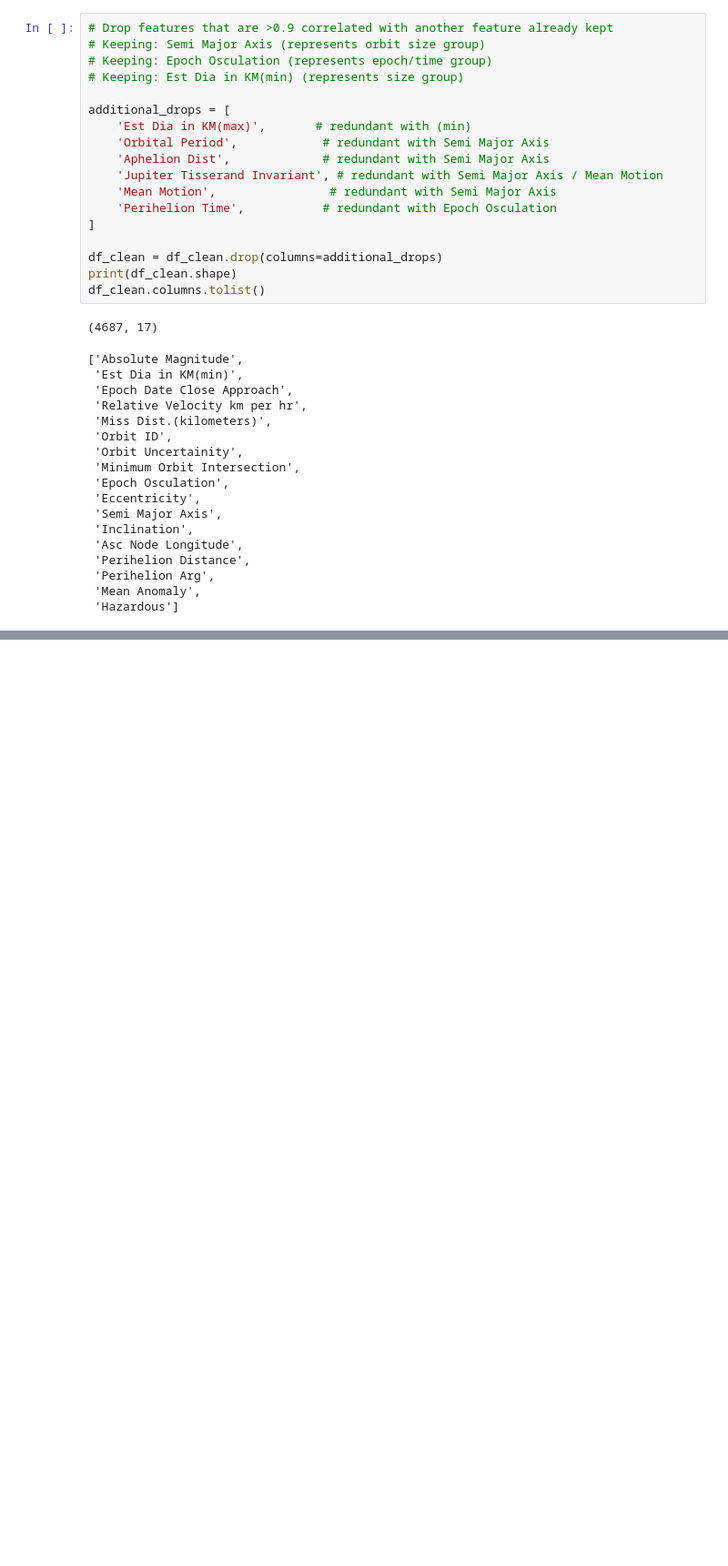
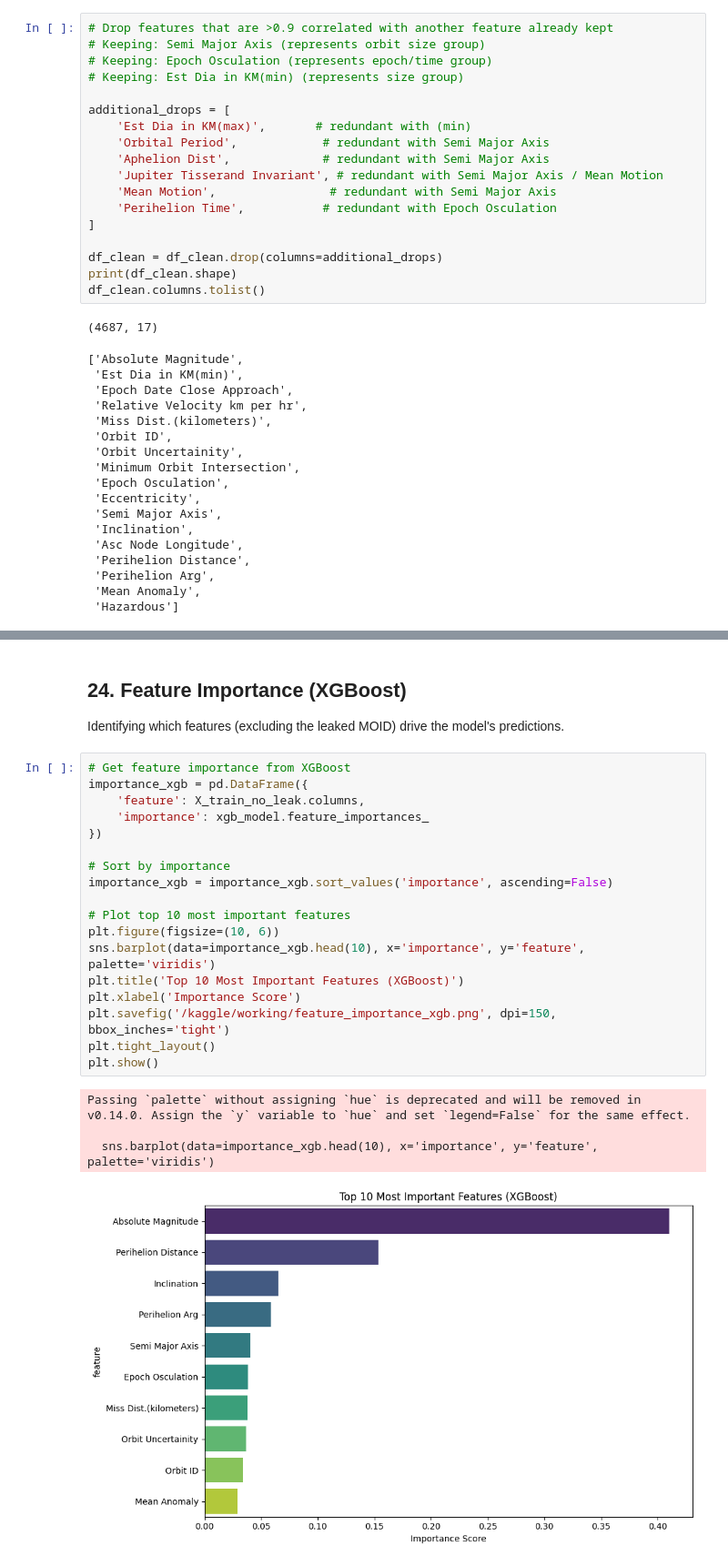
Before and after one commit to roza70/weekend-ml-projects, a Jupyter notebook: 03-asteroid-classifier/03-asteroid-classifier.ipynb, the cells around one changed output, grey strips where cells are left out. Shown at 91% size. Cells and saved outputs as stored; diff of their text form; blank space fills up the shorter version.

```diff
--- a/03-asteroid-classifier/03-asteroid-classifier.ipynb
+++ b/03-asteroid-classifier/03-asteroid-classifier.ipynb
@@ -258,0 +530,27 @@ df_clean.columns.tolist()
+# %% [markdown]
+## 24. Feature Importance (XGBoost)
+
+Identifying which features (excluding the leaked MOID) drive the model's predictions.
+# %%
+# Get feature importance from XGBoost
+importance_xgb = pd.DataFrame({
+    'feature': X_train_no_leak.columns,
+    'importance': xgb_model.feature_importances_
+})
+
+# Sort by importance
+importance_xgb = importance_xgb.sort_values('importance', ascending=False)
+
+# Plot top 10 most important features
+plt.figure(figsize=(10, 6))
+sns.barplot(data=importance_xgb.head(10), x='importance', y='feature', palette='viridis')
+plt.title('Top 10 Most Important Features (XGBoost)')
+plt.xlabel('Importance Score')
+plt.savefig('/kaggle/working/feature_importance_xgb.png', dpi=150, bbox_inches='tight')
+plt.tight_layout()
+plt.show()
+# %% [output]
+Passing `palette` without assigning `hue` is deprecated and will be removed in v0.14.0. Assign the `y` variable to `hue` and set `legend=False` for the same effect.
+
+  sns.barplot(data=importance_xgb.head(10), x='importance', y='feature', palette='viridis')
+[figure, added]
```
Also changed, not shown: parts of 24 cells of this notebook, 5 other files.
